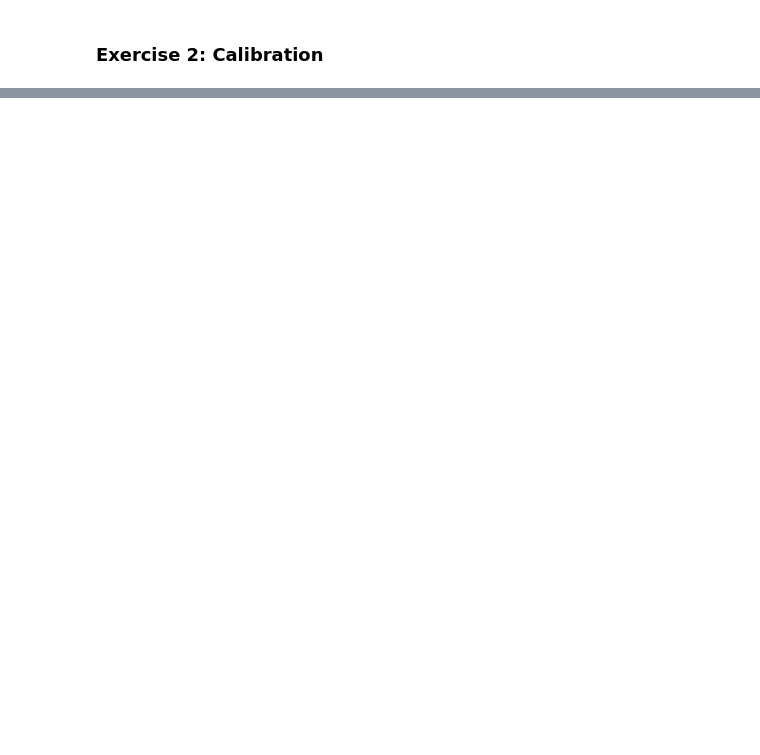
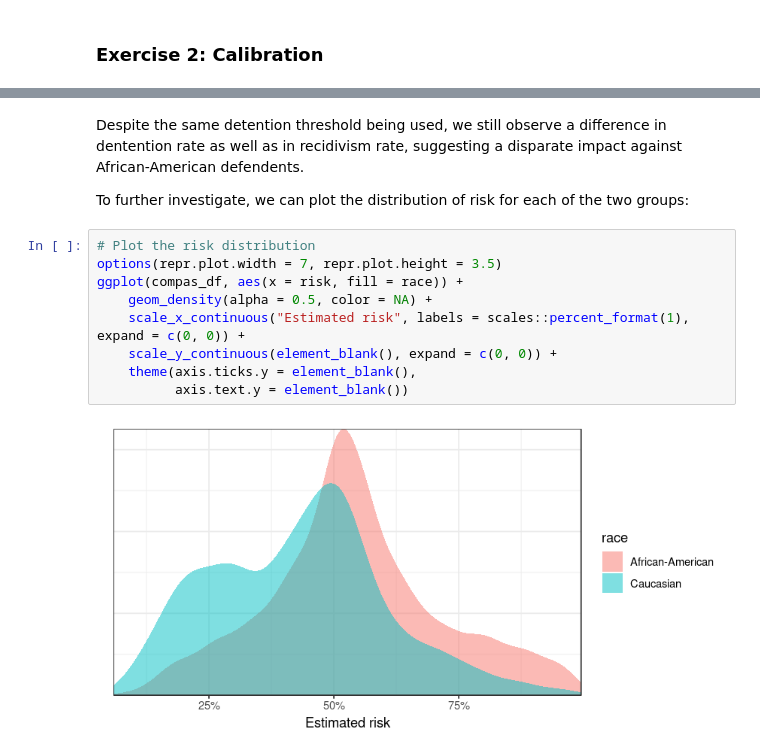
Before and after one commit to stanford-policylab/law-order-algo, a Jupyter notebook: notebooks/week-7-fairness_1-answers.ipynb, the cells around one changed output, grey strips where cells are left out. Saved outputs shown, nothing was run; the diff lists cells and outputs as text; blank space fills up the shorter version.

```diff
--- a/notebooks/week-7-fairness_1-answers.ipynb
+++ b/notebooks/week-7-fairness_1-answers.ipynb
@@ -269,0 +218,15 @@ A tibble: 2 × 3
+# %% [markdown]
+Despite the same detention threshold being used, we still observe a difference in dentention rate as well as in recidivism rate, suggesting a disparate impact against African-American defendents.
+
+To further investigate, we can plot the distribution of risk for each of the two groups:
+# %%
+# Plot the risk distribution
+options(repr.plot.width = 7, repr.plot.height = 3.5)
+ggplot(compas_df, aes(x = risk, fill = race)) +
+    geom_density(alpha = 0.5, color = NA) +
+    scale_x_continuous("Estimated risk", labels = scales::percent_format(1), expand = c(0, 0)) +
+    scale_y_continuous(element_blank(), expand = c(0, 0)) +
+    theme(axis.ticks.y = element_blank(),
+          axis.text.y = element_blank())
+# %% [output]
+[figure, added]
```
Also changed, not shown: parts of 44 cells of this notebook, 1 other file.
